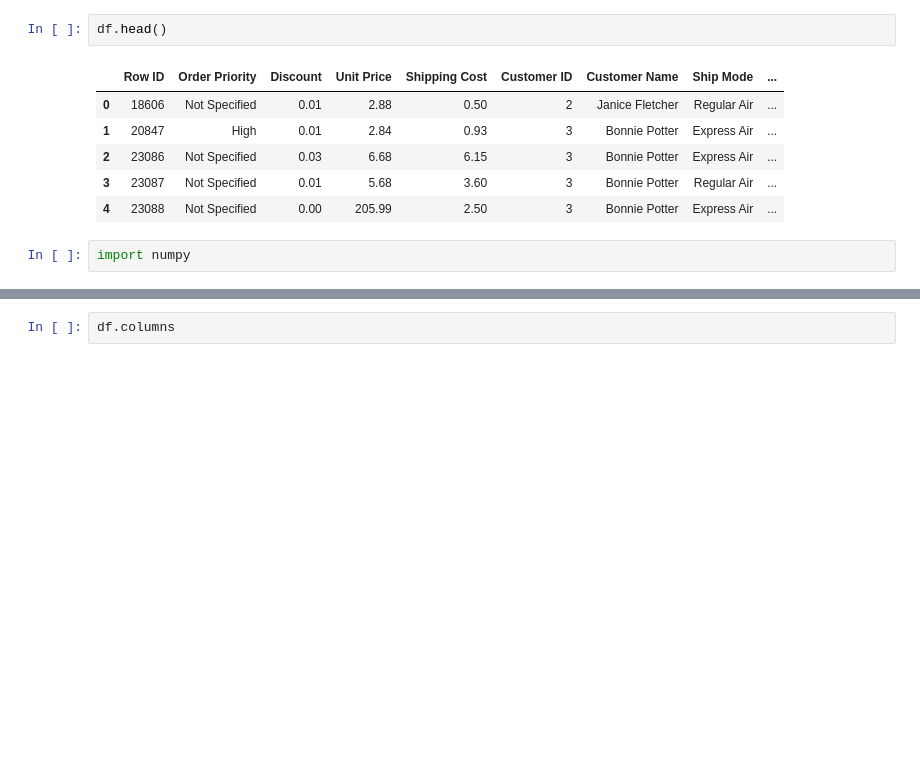
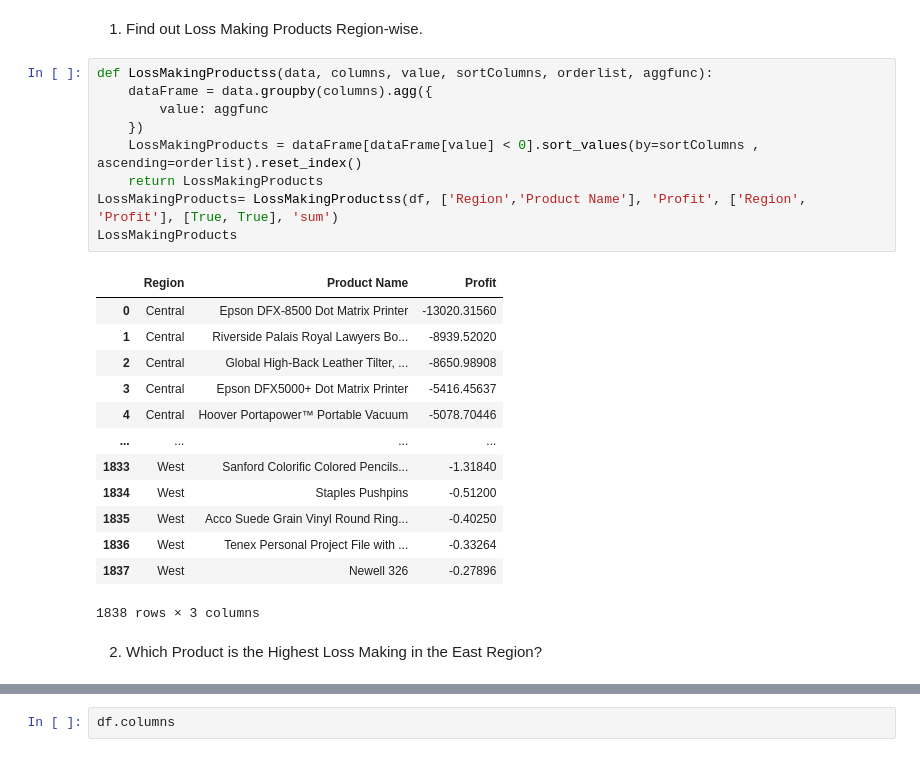
Before and after one commit to SaikrishnaAlle/DSTraining, a Jupyter notebook: D_8_Group_By.ipynb, the cells around one changed output, grey strips where cells are left out. Saved outputs shown, nothing was run; the diff lists cells and outputs as text; blank space fills up the shorter version.

```diff
--- a/D_8_Group_By.ipynb
+++ b/D_8_Group_By.ipynb
@@ -5,11 +31,27 @@ df = pd.read_excel("superstore-subset.xlsx")
-# %%
-df.head()
-# %% [output]
-|  | Row ID | Order Priority | Discount | Unit Price | Shipping Cost | Customer ID | Customer Name | Ship Mode | ... |
-| 0 | 18606 | Not Specified | 0.01 | 2.88 | 0.50 | 2 | Janice Fletcher | Regular Air | ... |
-| 1 | 20847 | High | 0.01 | 2.84 | 0.93 | 3 | Bonnie Potter | Express Air | ... |
-| 2 | 23086 | Not Specified | 0.03 | 6.68 | 6.15 | 3 | Bonnie Potter | Express Air | ... |
-| 3 | 23087 | Not Specified | 0.01 | 5.68 | 3.60 | 3 | Bonnie Potter | Regular Air | ... |
-| 4 | 23088 | Not Specified | 0.00 | 205.99 | 2.50 | 3 | Bonnie Potter | Express Air | ... |
-# %%
-import numpy
+# %% [markdown]
+1. Find out Loss Making Products Region-wise.
+# %%
+def LossMakingProductss(data, columns, value, sortColumns, orderlist, aggfunc):
+    dataFrame = data.groupby(columns).agg({
+        value: aggfunc
+    })
+    LossMakingProducts = dataFrame[dataFrame[value] < 0].sort_values(by=sortColumns , ascending=orderlist).reset_index()
+    return LossMakingProducts
+LossMakingProducts= LossMakingProductss(df, ['Region','Product Name'], 'Profit', ['Region', 'Profit'], [True, True], 'sum')
+LossMakingProducts
+# %% [output]
+|  | Region | Product Name | Profit |
+| 0 | Central | Epson DFX-8500 Dot Matrix Printer | -13020.31560 |
+| 1 | Central | Riverside Palais Royal Lawyers Bo... | -8939.52020 |
+| 2 | Central | Global High-Back Leather Tilter, ... | -8650.98908 |
+| 3 | Central | Epson DFX5000+ Dot Matrix Printer | -5416.45637 |
+| 4 | Central | Hoover Portapower™ Portable Vacuum | -5078.70446 |
+| ... | ... | ... | ... |
+| 1833 | West | Sanford Colorific Colored Pencils... | -1.31840 |
+| 1834 | West | Staples Pushpins | -0.51200 |
+| 1835 | West | Acco Suede Grain Vinyl Round Ring... | -0.40250 |
+| 1836 | West | Tenex Personal Project File with ... | -0.33264 |
+| 1837 | West | Newell 326 | -0.27896 |
+1838 rows × 3 columns
+# %% [markdown]
+2. Which Product is the Highest Loss Making in the East Region?
```
Also changed, not shown: parts of 53 cells of this notebook.
